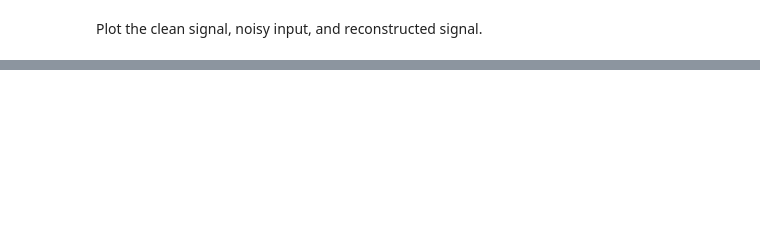
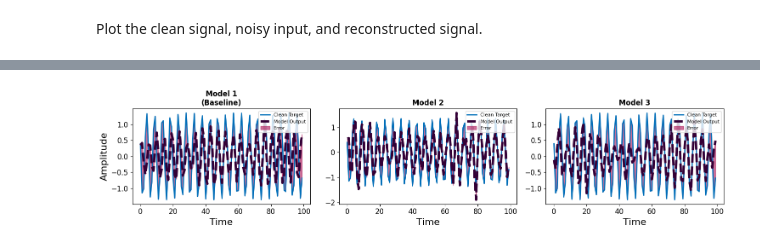
Before and after one commit to Astro-CMalhas/Computational-Astronomy, a Jupyter notebook: Comp_Astro_HW8.ipynb, the cells around one changed output, grey strips where cells are left out. Cells and saved outputs as stored; diff of their text form; code cells hidden in the pictures; blank space fills up the shorter version.

```diff
--- a/Comp_Astro_HW8.ipynb
+++ b/Comp_Astro_HW8.ipynb
@@ -309,0 +374,51 @@ plt.show()
+# %%
+models2plot = [autoencoder2(), autoencoder3(), autoencoder4()]
+model_names = ['Model 1\n(Baseline)', 'Model 2', 'Model 3']
+colors = [color1, color2, color3]
+
+training_times = []
+val_mses = []
+
+for i, model in enumerate(models2plot):
+    model.compile(optimizer=Adam(0.001), loss='mse')
+
+    start_time = time.time()
+    history = model.fit(x_train, y_train, epochs=50, batch_size=128,
+                        validation_data=(x_val, y_val), verbose=0)
+    end_time = time.time()
+
+    train_time = end_time - start_time
+    training_times.append(train_time)
+    val_mses.append(history.history['val_loss'][-1])
+
+    print(f"{model_names[i].replace(chr(10), ' ')} Training Time: {train_time:.2f} seconds")
+
+
+fig, axes = plt.subplots(1, 3, figsize=(15, 3.5))
+
+sample_x = x_val[0]
+sample_y = y_val[0]
+time_steps = np.arange(len(sample_x))
+
+for i, ax in enumerate(axes):
+    reconstructed = models2plot[i].predict(sample_x.reshape(1, -1))[0]
+
+    ax.plot(time_steps, sample_y, label="Clean Target", color=color3, linewidth=2)
+    ax.plot(time_steps, reconstructed, label="Model Output", color=color5, linewidth=4, linestyle='--')
+    ax.fill_between(time_steps, sample_y, reconstructed, color=color2, alpha=0.6, label="Error")
+
+    ax.set_title(model_names[i], fontsize=12, fontweight='bold')
+    ax.set_xlabel('Time', fontsize=16)
+
+    ax.tick_params(axis='both', labelsize=12)
+
+    if i == 0:
+        ax.set_ylabel('Amplitude', fontsize=16)
+
+    ax.legend(loc="upper right", fontsize=8)
+
+plt.tight_layout()
+
+
+plt.show()
+# %% [output]
@@ -309,0 +431 @@ plt.show()
+[figure, added]
```
Also changed, not shown: parts of 10 cells of this notebook.
